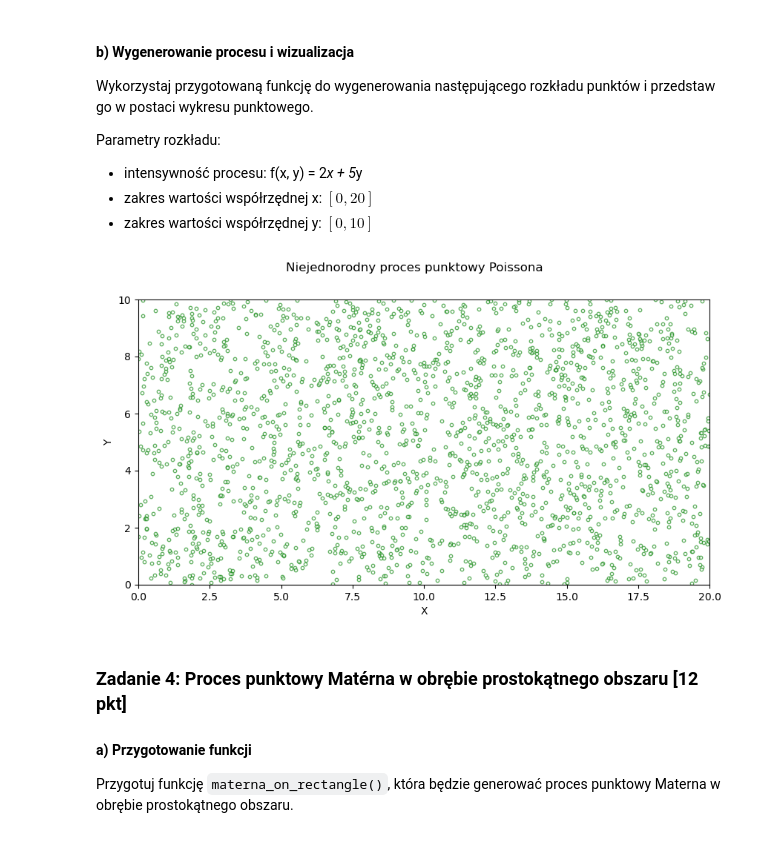
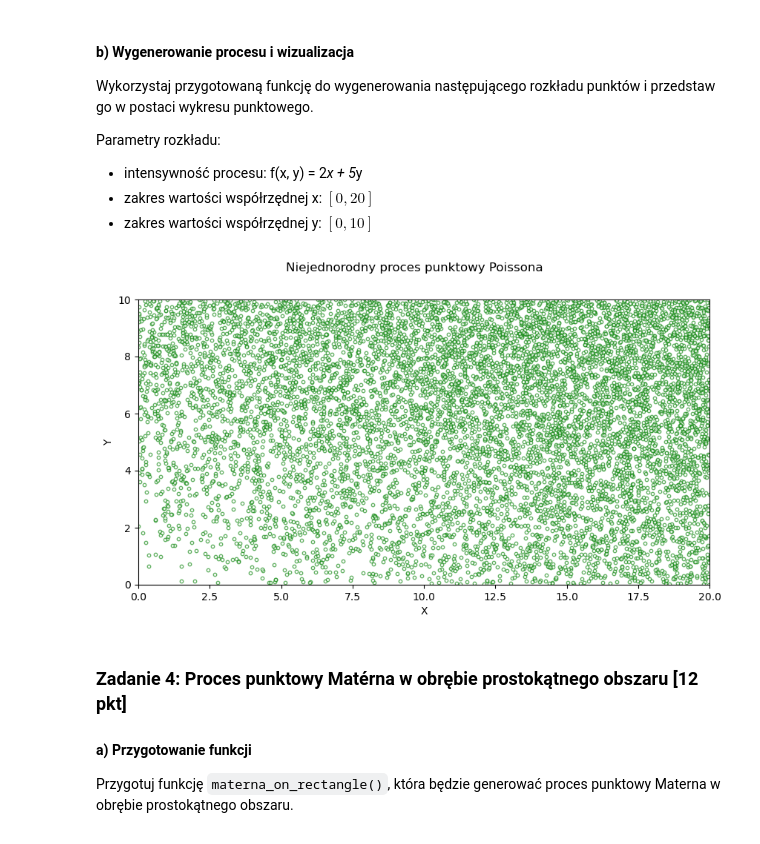
Before and after one commit to ArsBeneMoriendi/analiza_danych_przestrzennych, a Jupyter notebook: ZZ01/ZZ01.ipynb, the cells around one changed output. Saved outputs shown, nothing was run; the diff lists cells and outputs as text; code cells hidden in the pictures.

```diff
--- a/ZZ01/ZZ01.ipynb
+++ b/ZZ01/ZZ01.ipynb
@@ -283,18 +283,21 @@ Parametry rozkładu:
  - zakres wartości współrzędnej x: $[0, 20]$
  - zakres wartości współrzędnej y: $[0, 10]$
 # %%
-unh_poisson_visual = homogeneous_poisson_on_rectangle(10,[0,20],[0,10])
+def intensity_function(x, y):
+    return 2*x + 5*y
+
+unh_poisson_visual = unhomogeneous_poisson_on_rectangle(intensity_function,[0,20],[0,10])
 
 fig, axes = plt.subplots(1,1, figsize = (10,5))
 axes.scatter(unh_poisson_visual['X'], unh_poisson_visual['Y'], color='green', s=10, alpha=0.6, facecolor = "white")
 fig.suptitle('Niejednorodny proces punktowy Poissona')
 axes.set_xlabel('X')
 axes.set_ylabel('Y')
 axes.set_xlim(0, 20)
 axes.set_ylim(0, 10)
 axes.set_aspect('equal')
 # %% [output]
-[figure, old version]
+[figure, new version]
 # %% [markdown]
 ### Zadanie 4: Proces punktowy Matérna w obrębie prostokątnego obszaru [12 pkt]
 
```
Also changed, not shown: parts of 4 cells of this notebook.
